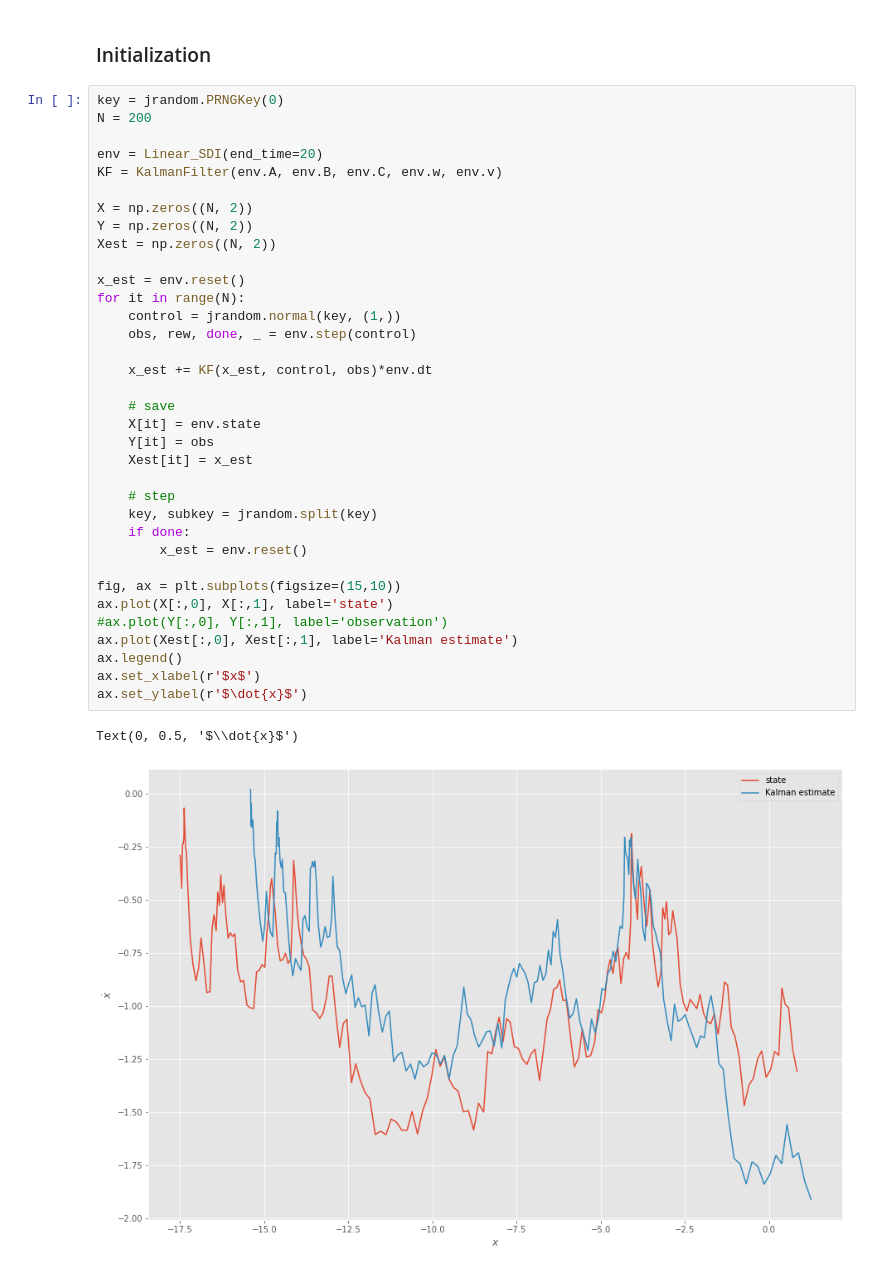
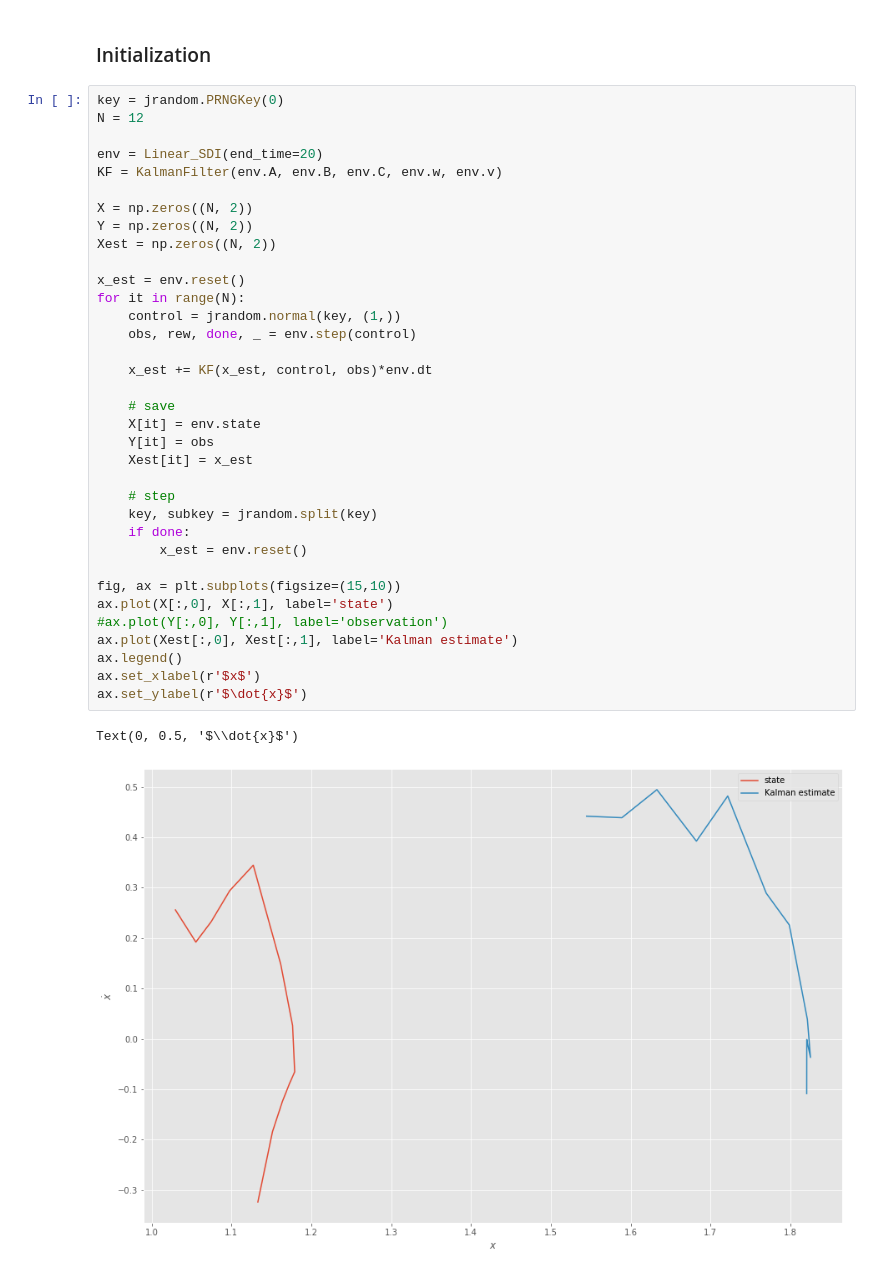
Before and after one commit to JopNiessen/SoftActorCritic, a Jupyter notebook: KF_RNN.ipynb, the cells around one changed output. Saved outputs shown, nothing was run; the diff lists cells and outputs as text.

```diff
--- a/KF_RNN.ipynb
+++ b/KF_RNN.ipynb
@@ -18,7 +28,7 @@ WARNING:jax._src.lib.xla_bridge:No GPU/TPU found, falling back to CPU. (Set TF_C
 ### Initialization
 # %%
 key = jrandom.PRNGKey(0)
-N = 200
+N = 12
 
 env = Linear_SDI(end_time=20)
 KF = KalmanFilter(env.A, env.B, env.C, env.w, env.v)
@@ -26,31 +36,31 @@ KF = KalmanFilter(env.A, env.B, env.C, env.w, env.v)
 X = np.zeros((N, 2))
 Y = np.zeros((N, 2))
 Xest = np.zeros((N, 2))
 
 x_est = env.reset()
 for it in range(N):
     control = jrandom.normal(key, (1,))
     obs, rew, done, _ = env.step(control)
 
     x_est += KF(x_est, control, obs)*env.dt
 
     # save
     X[it] = env.state
     Y[it] = obs
     Xest[it] = x_est
 
     # step
     key, subkey = jrandom.split(key)
     if done:
         x_est = env.reset()
 
 fig, ax = plt.subplots(figsize=(15,10))
 ax.plot(X[:,0], X[:,1], label='state')
 #ax.plot(Y[:,0], Y[:,1], label='observation')
 ax.plot(Xest[:,0], Xest[:,1], label='Kalman estimate')
 ax.legend()
 ax.set_xlabel(r'$x$')
 ax.set_ylabel(r'$\dot{x}$')
 # %% [output]
 Text(0, 0.5, '$\\dot{x}$')
-[figure, old version]
+[figure, new version]
```
Also changed, not shown: parts of 12 cells of this notebook, 11 other files.
